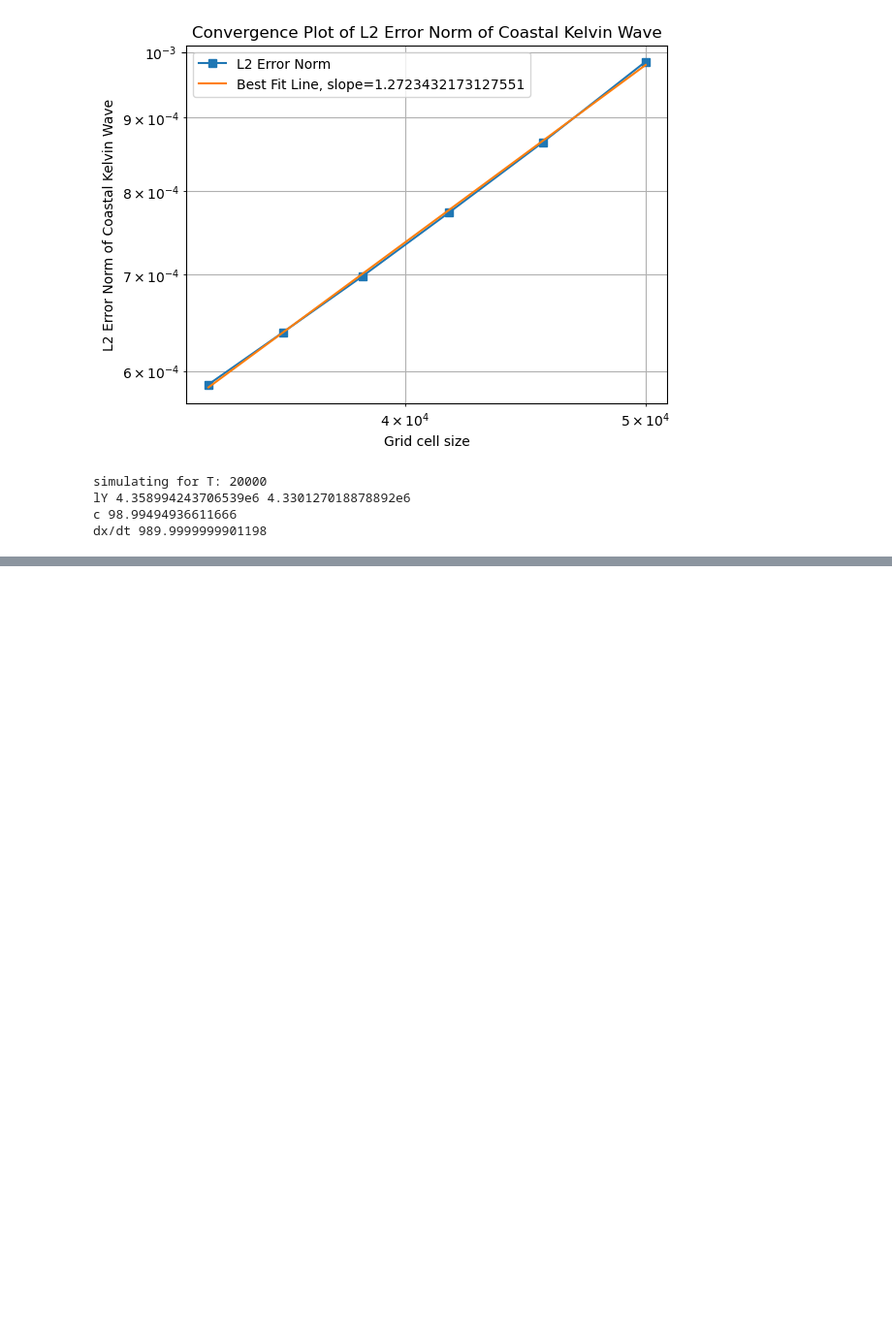
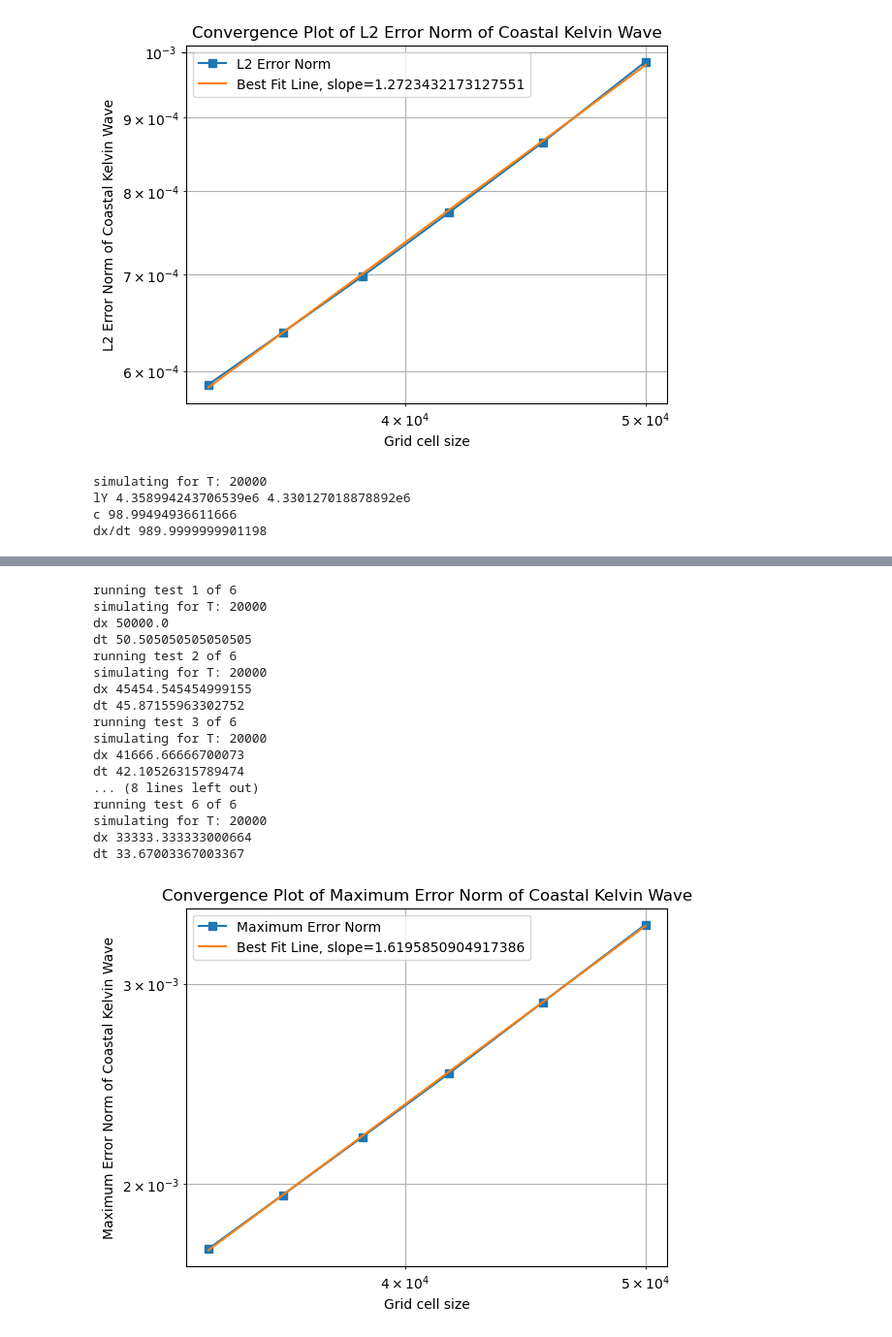
Before and after one commit to robertstrauss/MPAS_Ocean_Julia, a Jupyter notebook: KelvinWaveConvergenceTest.ipynb, the cells around one changed output, grey strips where cells are left out. Shown at 97% size. Drawn from its saved outputs; the diff is of its cells as text; code cells hidden in the pictures; blank space fills up the shorter version.

```diff
--- a/KelvinWaveConvergenceTest.ipynb
+++ b/KelvinWaveConvergenceTest.ipynb
@@ -154,5 +152,5 @@ dx/dt 988.2812499999901
 # %%
-function convergence_test(periodicity, mesh_directory, operator_name, test; arraytype=Array)
+function convergence_test(periodicity, mesh_directory, operator_name, test)
     nCellsXMin = 100
     nCellsXMax = 150
     d_nCellsX = 10
@@ -174,7 +172,7 @@ function convergence_test(periodicity, mesh_directory, operator_name, test; arra
         println("running test $iCase of $nCases")
         dc[iCase], MaxErrorNorm[iCase], L2ErrorNorm[iCase] =
                 test(mesh_directory, base_mesh_file_name, mesh_file_name, periodicity, T;
-                        arraytype=arraytype, plot=false)
+                        plot=false)
     end
 
     A = [log10.(dc)    ones(length(dc))]
@@ -239,0 +242,15 @@ dx/dt 989.9999999901198
+# %%
+function boundaryConditionCUDAKernel!(nEdges, boundaryEdge, gravity, H, lateralProfile,
+                                        yEdge, lYedge, xEdge, R, normalVelocityCurrent,
+                                        angleEdge, t)
+    iEdge = (CUDA.blockIdx().x - 1) * CUDA.blockDim().x + CUDA.threadIdx().x
+    if iEdge <= nEdges
+        if boundaryEdge[iEdge] == 1
+            c = CUDA.sqrt(gravity * H)
+            v = c * lateralProfile(yEdge[iEdge] .+ c*t, lYedge) * CUDA.exp(-xEdge[iEdge]/R)
+            normalVelocityCurrent[iEdge] = v*CUDA.sin(angleEdge[iEdge])
+        end
+    end
+
+    return
+end
@@ -239,0 +386,24 @@ dx/dt 989.9999999901198
+# %%
+convergence_test("NonPeriodic_x",
+            CODE_ROOT * "MPAS_O_Shallow_Water/MPAS_O_Shallow_Water_Mesh_Generation/CoastalKelvinWaveMesh/ConvergenceStudyMeshes",
+            "Coastal Kelvin Wave",
+            kelvin_test_cuda)
+# %% [output]
+running test 1 of 6
+simulating for T: 20000
+dx 50000.0
+dt 50.505050505050505
+running test 2 of 6
+simulating for T: 20000
+dx 45454.545454999155
+dt 45.87155963302752
+running test 3 of 6
+simulating for T: 20000
+dx 41666.66666700073
+dt 42.10526315789474
+... (8 lines left out)
+running test 6 of 6
+simulating for T: 20000
+dx 33333.333333000664
+dt 33.67003367003367
+[figure, added]
```
Also changed, not shown: parts of 8 cells of this notebook, 3 other files.
